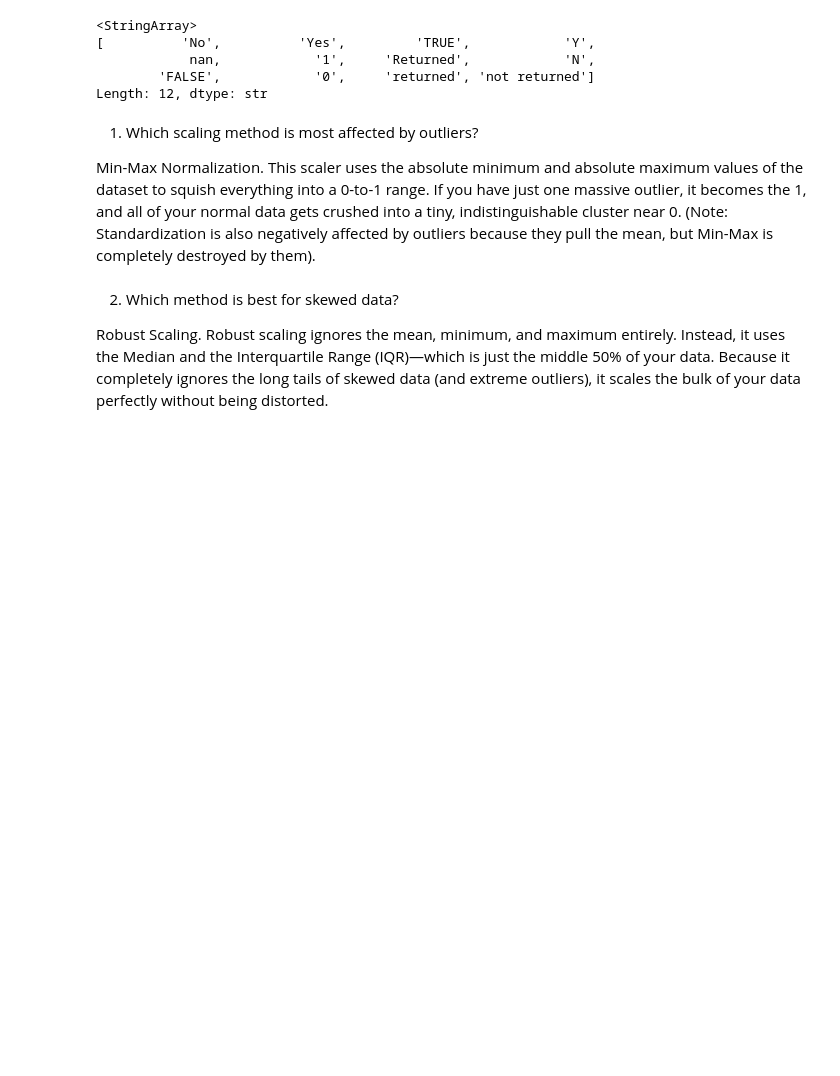
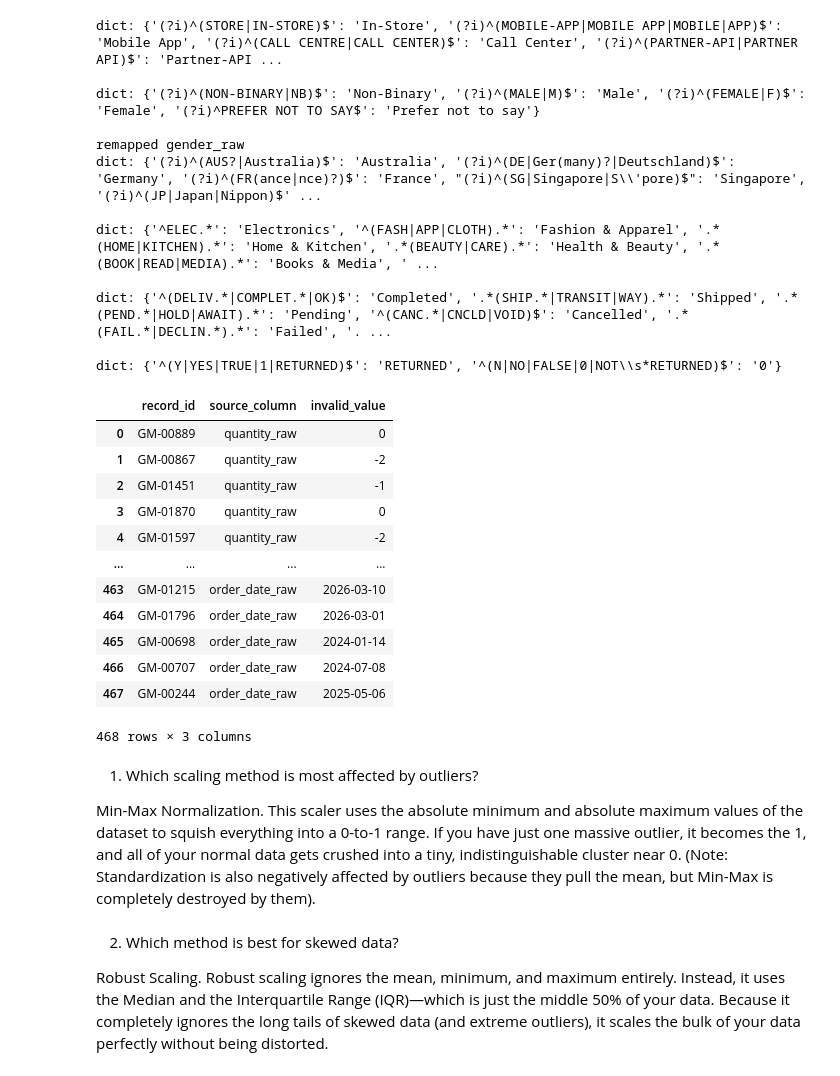
Before and after one commit to hiyossu/Data-Preprocessing, a Jupyter notebook: Main/Preproccessing.ipynb, the cells around one changed output. Saved outputs shown, nothing was run; the diff lists cells and outputs as text; code cells hidden in the pictures; blank space fills up the shorter version.

```diff
--- a/Main/Preproccessing.ipynb
+++ b/Main/Preproccessing.ipynb
@@ -438,9 +457,31 @@ def fixCustomerSegment(df):
 # %%
 ## DEBUG WINDOW
-df['returned_flag_raw'].unique()
+clean(df)
+flag(df)
+errorLog(df)
 # %% [output]
-<StringArray>
-[          'No',          'Yes',         'TRUE',            'Y',
-            nan,            '1',     'Returned',            'N',
-        'FALSE',            '0',     'returned', 'not returned']
-Length: 12, dtype: str
+dict: {'(?i)^(STORE|IN-STORE)$': 'In-Store', '(?i)^(MOBILE-APP|MOBILE APP|MOBILE|APP)$': 'Mobile App', '(?i)^(CALL CENTRE|CALL CENTER)$': 'Call Center', '(?i)^(PARTNER-API|PARTNER API)$': 'Partner-API ...
+
+dict: {'(?i)^(NON-BINARY|NB)$': 'Non-Binary', '(?i)^(MALE|M)$': 'Male', '(?i)^(FEMALE|F)$': 'Female', '(?i)^PREFER NOT TO SAY$': 'Prefer not to say'}
+
+remapped gender_raw
+dict: {'(?i)^(AUS?|Australia)$': 'Australia', '(?i)^(DE|Ger(many)?|Deutschland)$': 'Germany', '(?i)^(FR(ance|nce)?)$': 'France', "(?i)^(SG|Singapore|S\\'pore)$": 'Singapore', '(?i)^(JP|Japan|Nippon)$' ...
+
+dict: {'^ELEC.*': 'Electronics', '^(FASH|APP|CLOTH).*': 'Fashion & Apparel', '.*(HOME|KITCHEN).*': 'Home & Kitchen', '.*(BEAUTY|CARE).*': 'Health & Beauty', '.*(BOOK|READ|MEDIA).*': 'Books & Media', ' ...
+
+dict: {'^(DELIV.*|COMPLET.*|OK)$': 'Completed', '.*(SHIP.*|TRANSIT|WAY).*': 'Shipped', '.*(PEND.*|HOLD|AWAIT).*': 'Pending', '^(CANC.*|CNCLD|VOID)$': 'Cancelled', '.*(FAIL.*|DECLIN.*).*': 'Failed', '. ...
+
+dict: {'^(Y|YES|TRUE|1|RETURNED)$': 'RETURNED', '^(N|NO|FALSE|0|NOT\\s*RETURNED)$': '0'}
+|  | record_id | source_column | invalid_value |
+| 0 | GM-00889 | quantity_raw | 0 |
+| 1 | GM-00867 | quantity_raw | -2 |
+| 2 | GM-01451 | quantity_raw | -1 |
+| 3 | GM-01870 | quantity_raw | 0 |
+| 4 | GM-01597 | quantity_raw | -2 |
+| ... | ... | ... | ... |
+| 463 | GM-01215 | order_date_raw | 2026-03-10 |
+| 464 | GM-01796 | order_date_raw | 2026-03-01 |
+| 465 | GM-00698 | order_date_raw | 2024-01-14 |
+| 466 | GM-00707 | order_date_raw | 2024-07-08 |
+| 467 | GM-00244 | order_date_raw | 2025-05-06 |
+468 rows × 3 columns
```
Also changed, not shown: parts of 8 cells of this notebook, 2 other files.
